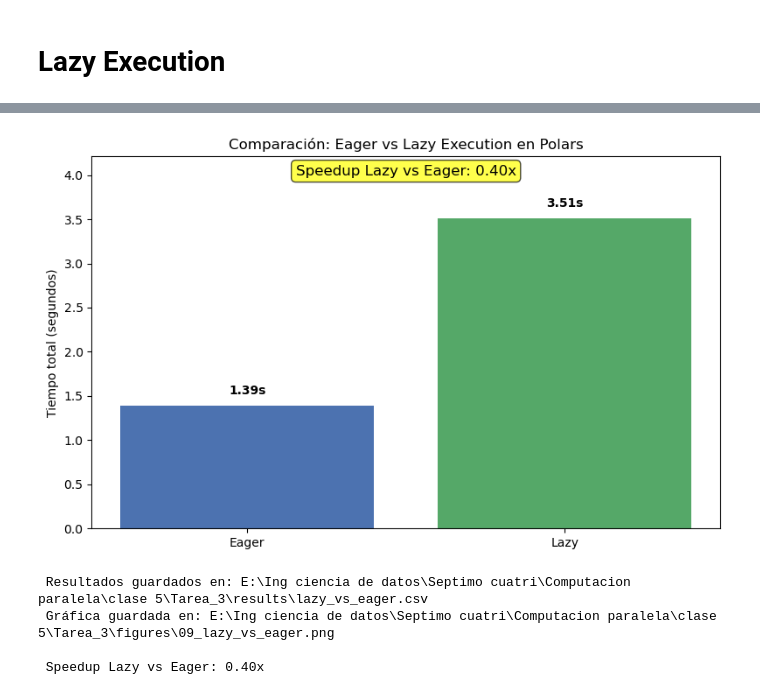
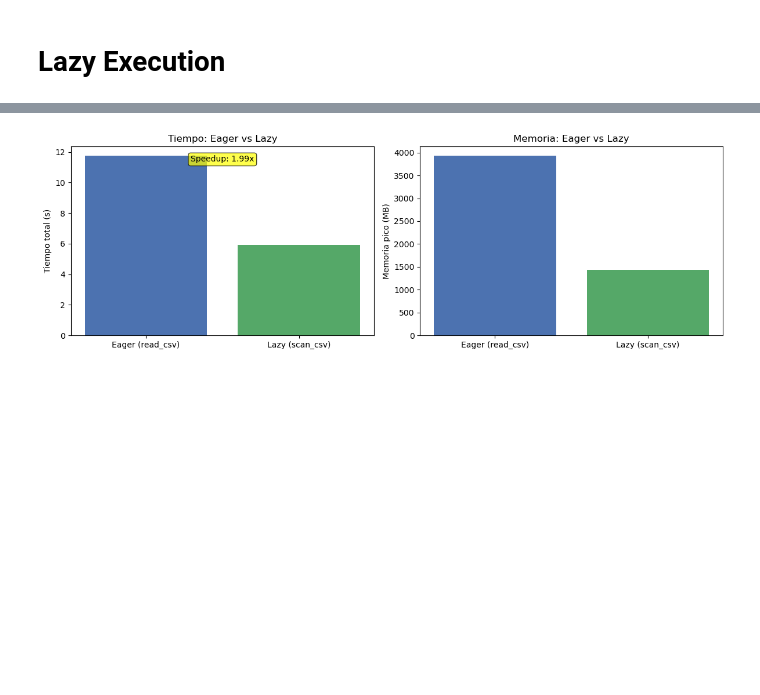
Before and after one commit to DavidMoraV/Tarea_3_computacion_paralela, a Jupyter notebook: notebooks/Tarea_3_computacion_paralela.ipynb, the cells around one changed output, grey strips where cells are left out. Cells and saved outputs as stored; diff of their text form; code cells hidden in the pictures; blank space fills up the shorter version.

```diff
--- a/notebooks/Tarea_3_computacion_paralela.ipynb
+++ b/notebooks/Tarea_3_computacion_paralela.ipynb
@@ -755,6 +755,21 @@ else:
    → Polars es más beneficioso para datasets grandes
 # %% [markdown]
 # Lazy Execution
+# %%
+import polars as pl
+import matplotlib.pyplot as plt
+from pathlib import Path
+
+RUTA_DATOS = Path(r"E:\Ing ciencia de datos\Septimo cuatri\Computacion paralela\clase 5\Tarea_3\data\raw")
+RUTA_FIGURAS = RUTA_DATOS.parent.parent / "figures"
+RUTA_RESULTADOS = RUTA_DATOS.parent.parent / "results"
+RUTA_FIGURAS.mkdir(exist_ok=True); RUTA_RESULTADOS.mkdir(exist_ok=True)
+
+COLS_FUGA = ["ARRIVAL_DELAY", "ELAPSED_TIME", "AIR_TIME", "ARRIVAL_TIME", "WHEELS_ON",
+             "TAXI_IN", "AIR_SYSTEM_DELAY", "SECURITY_DELAY", "AIRLINE_DELAY",
+             "LATE_AIRCRAFT_DELAY", "WEATHER_DELAY", "CANCELLATION_REASON",
+             "DIVERTED", "CANCELLED"]
+COLS_ID = ["YEAR", "FLIGHT_NUMBER", "TAIL_NUMBER", "DEPARTURE_TIME", "WHEELS_OFF"]
 # %%
 import time
 import polars as pl
@@ -920,36 +853,17 @@ shape: (2, 4)
 # %%
-# Gráfica comparativa
-fig, ax = plt.subplots(figsize=(8, 5))
+fig, (ax1, ax2) = plt.subplots(1, 2, figsize=(12, 4))
+modos = tabla_lazy["modo"].to_list()
 
-modos = resultados_lazy["modo"]
-tiempos = resultados_lazy["tiempo_total_s"]
-colores = ["#4C72B0", "#55A868"]
-bars = ax.bar(modos, tiempos, color=colores)
+ax1.bar(modos, tabla_lazy["tiempo_total_s"].to_list(), color=["#4C72B0", "#55A868"])
+ax1.set_ylabel("Tiempo total (s)"); ax1.set_title("Tiempo: Eager vs Lazy")
+ax1.text(0.5, 0.92, f"Speedup: {t_eager/t_lazy:.2f}x", transform=ax1.transAxes,
+         ha="center", bbox=dict(boxstyle="round", facecolor="yellow", alpha=0.7))
 
-ax.set_ylabel("Tiempo total (segundos)")
-ax.set_title("Comparación: Eager vs Lazy Execution en Polars")
-ax.set_ylim(0, max(tiempos) * 1.2)
-
-for bar, tiempo in zip(bars, tiempos):
-    ax.text(bar.get_x() + bar.get_width()/2., bar.get_height() + 0.1,
-            f"{tiempo:.2f}s", ha='center', va='bottom', fontweight='bold')
-
-# Añadir anotación de speedup
-speedup_lazy = t_eager_total / t_lazy_total if t_lazy_total > 0 else 0
-ax.text(0.5, 0.95, f"Speedup Lazy vs Eager: {speedup_lazy:.2f}x",
-        transform=ax.transAxes, ha='center', fontsize=12,
-        bbox=dict(boxstyle="round,pad=0.3", facecolor="yellow", alpha=0.7))
+ax2.bar(modos, tabla_lazy["memoria_pico_mb"].to_list(), color=["#4C72B0", "#55A868"])
+ax2.set_ylabel("Memoria pico (MB)"); ax2.set_title("Memoria: Eager vs Lazy")
 
 plt.tight_layout()
 plt.savefig(RUTA_FIGURAS / "09_lazy_vs_eager.png", dpi=120)
 plt.show()
-
-print(f"\n Resultados guardados en: {RUTA_RESULTADOS / 'lazy_vs_eager.csv'}")
-print(f" Gráfica guardada en: {RUTA_FIGURAS / '09_lazy_vs_eager.png'}")
-print(f"\n Speedup Lazy vs Eager: {speedup_lazy:.2f}x")
 # %% [output]
-[figure, old version]
+[figure, new version]
- Resultados guardados en: E:\Ing ciencia de datos\Septimo cuatri\Computacion paralela\clase 5\Tarea_3\results\lazy_vs_eager.csv
- Gráfica guardada en: E:\Ing ciencia de datos\Septimo cuatri\Computacion paralela\clase 5\Tarea_3\figures\09_lazy_vs_eager.png
-
- Speedup Lazy vs Eager: 0.40x
```
Also changed, not shown: parts of 2 cells of this notebook.
